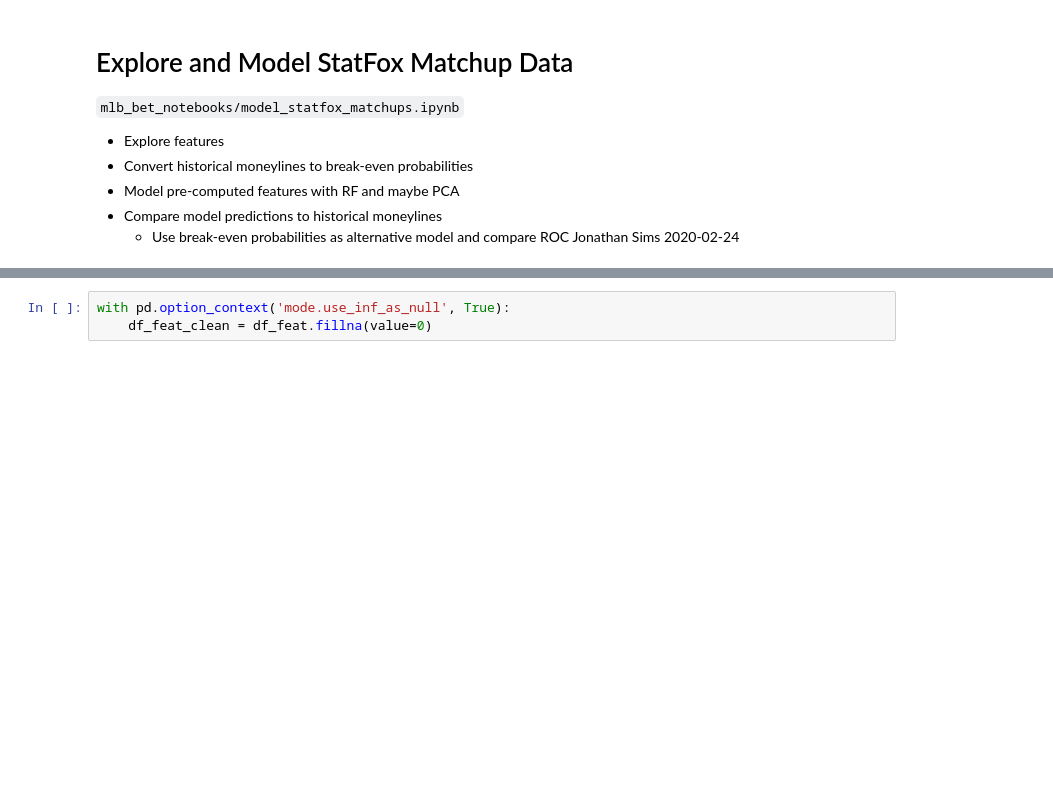
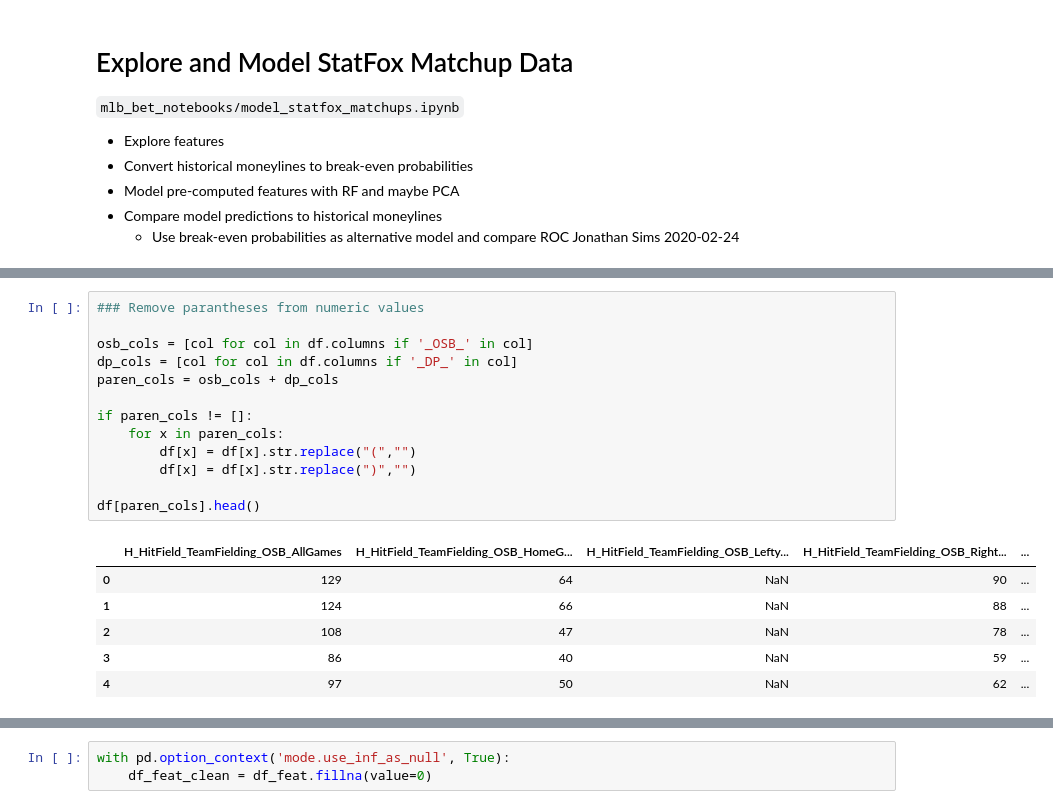
Before and after one commit to etothexipi/mlb_bet_notebooks, a Jupyter notebook: model_statfox_matchups.ipynb, the cells around one changed output, grey strips where cells are left out. Cells and saved outputs as stored; diff of their text form; blank space fills up the shorter version.

```diff
--- a/model_statfox_matchups.ipynb
+++ b/model_statfox_matchups.ipynb
@@ -97,0 +86,20 @@ roc_auc_score(df_targ_keeps, df_lateline_prob)
+# %%
+### Remove parantheses from numeric values
+
+osb_cols = [col for col in df.columns if '_OSB_' in col]
+dp_cols = [col for col in df.columns if '_DP_' in col]
+paren_cols = osb_cols + dp_cols
+
+if paren_cols != []:
+    for x in paren_cols:
+        df[x] = df[x].str.replace("(","")
+        df[x] = df[x].str.replace(")","")
+
+df[paren_cols].head()
+# %% [output]
+|  | H_HitField_TeamFielding_OSB_AllGames | H_HitField_TeamFielding_OSB_HomeG... | H_HitField_TeamFielding_OSB_Lefty... | H_HitField_TeamFielding_OSB_Right... | ... |
+| 0 | 129 | 64 | NaN | 90 | ... |
+| 1 | 124 | 66 | NaN | 88 | ... |
+| 2 | 108 | 47 | NaN | 78 | ... |
+| 3 | 86 | 40 | NaN | 59 | ... |
+| 4 | 97 | 50 | NaN | 62 | ... |
```
Also changed, not shown: parts of 64 cells of this notebook.
